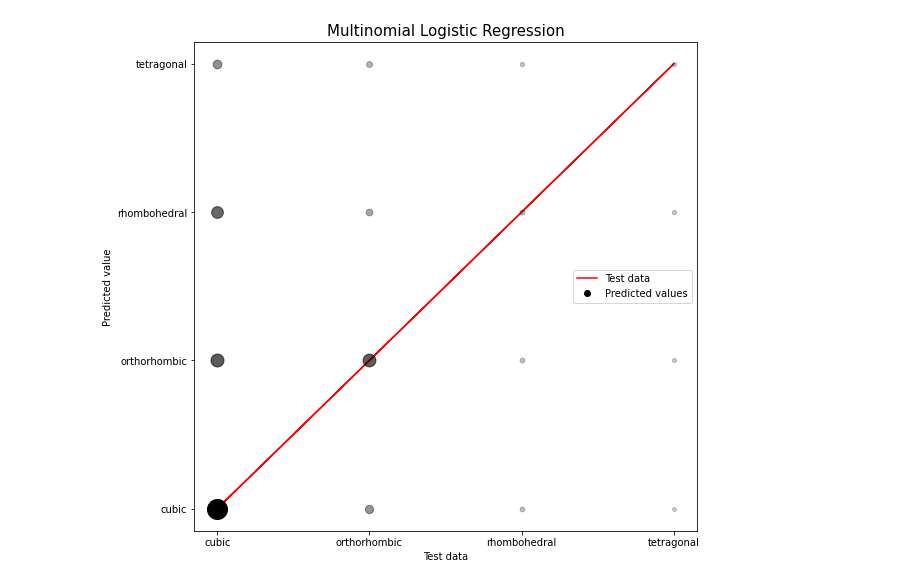
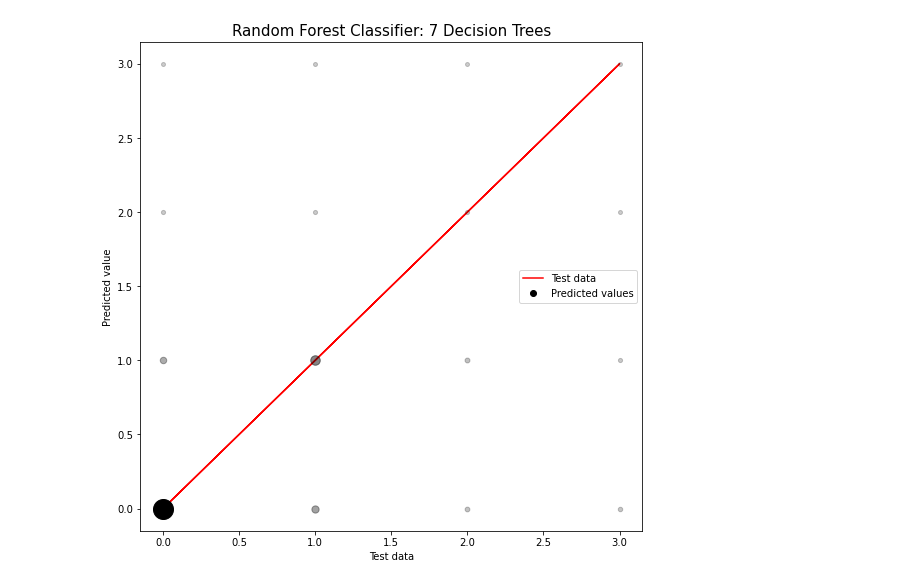
Before and after one commit to Ahmed-Shukri02/Crystal-predictor, a Jupyter notebook: Data analysis.ipynb, the cells around one changed output. Saved outputs shown, nothing was run; the diff lists cells and outputs as text; code cells hidden in the pictures.

Commit message:
Added Random Forest algorithm

```diff
--- a/Data analysis.ipynb
+++ b/Data analysis.ipynb
@@ -3,11 +3,12 @@ import numpy as np
 import pandas as pd
 import matplotlib.pyplot as plt
 import matplotlib
-from sklearn.linear_model import Ridge, Lasso, ElasticNet
-from sklearn.neighbors import KNeighborsClassifier as knn
-from sklearn.linear_model import LogisticRegression
 import math
 import sklearn.metrics as metrics
+from sklearn.neighbors import KNeighborsClassifier as knn
+from sklearn.ensemble import RandomForestClassifier as randForest
+from sklearn.linear_model import LogisticRegression
+
 
 class Preprocessor():
     def __init__(self, file_directory: str, drop_list: list, not_number: list, filetype: str = "csv",
@@ -227,7 +228,7 @@ class Preprocessor():
 
 # create list of worded columns and list of columns to drop
 classes = ["Compound", "A", "B", "In literature", "Lowest distortion"]
-drop_list = ["Compound", "In literature", "A", "B"]
+drop_list = ["Compound", "In literature", "A", "B", "τ"]
 
 file_directory = "Crystal_structure.csv"
 
@@ -293,7 +294,7 @@ def KNN(data: tuple) -> knn:
 
         # predict y for test data and compare to real y data:
         y_pred = classifier.predict(X_test)
-        score = metrics.f1_score(y_test, y_pred, average = "micro")
+        score = metrics.f1_score(y_test, y_pred, average = "weighted")
 
         # add classifier with their score into dictionary
         regressor_dict[classifier] =  score
@@ -306,7 +307,7 @@ def KNN(data: tuple) -> knn:
 
     # re-predict y and collect a general metric report
     best_y_pred = best_classifier.predict(X_test)
-    report = metrics.classification_report(y_test, y_pred)
+    report = metrics.classification_report(y_test, best_y_pred)
     print(report)
 
     # Visualise the deviation of predicted data from real data
@@ -343,6 +344,65 @@ def Logistic(data: tuple) -> LogisticRegression:
 
     return classifier
 
+
+def RandomForest(data: tuple, n_limit: int = 20) -> randForest:
+    """post-test note: Performes the best out of all classifiers, with a good f1 score
+
+       Random Forest algorithm that averages betweeen n_estimators decision trees.
+        Inputs:
+        data: tuple of train and test data for both dependent and independent variables
+        n_limit: limit to the number of decision trees tested for the classification
+
+        Returns:
+        sklearn.ensemble.RandomForestClassifier object of the classifier"""
+
+    # unpack the split data
+    X_train, X_test, y_train, y_test = data
+
+    # Random Forest requires y values to be encoded, so we will encode it.
+    # recombine y split
+    y_combined = pd.concat([y_train, y_test], axis = 0)
+
+    # use quick label encoding for combined y
+    categories = sorted(set(y_combined))
+    category_map = {categories[i] : i for i in range(len(categories))}
+    y_combined = y_combined.apply(lambda x: category_map[x])
+
+    # resplit y into train and test
+    y_train = y_combined[:len(y_train)]
+    y_test = y_combined[len(y_train):]
+
+    regressor_dict = {}
+
+    # find an appropriate number to use for n_estimators
+    for n_estimators in range(n_limit):
+        # for each n_estimators, classify data
+        classifier = randForest(n_estimators = n_estimators + 1, criterion = 'entropy', random_state = 200)
+        classifier.fit(X_train, y_train)
+
+        # calculate prediction and get score
+        y_pred = classifier.predict(X_test)
+        score = metrics.f1_score(y_test, y_pred, average = "weighted")
+
+        # add classifier with their score into dictionary
+        regressor_dict[classifier] =  score
+
+    # return the key with the highest value:
+    best_classifier = max(regressor_dict, key=regressor_dict.get)
+    best_n = best_classifier.n_estimators
+
+    print(f"\n Best value of n for Random Forest is: {best_classifier.n_estimators} \n")
+
+    # re-predict y and collect a general metric report
+    best_y_pred = best_classifier.predict(X_test)
+    report = metrics.classification_report(y_test, best_y_pred)
+    print(report)
+
+    # Visualise the deviation of predicted data from real data
+    VisualisePrediction(y_test, best_y_pred, f"Random Forest Classifier: "
+                        f"{best_n} Decision Trees", alpha_min = 0.2)
+
+    return classifier
 
 
 def VisualisePrediction(y_test: pd.Series, y_pred: pd.Series, classifier_name: str, alpha_min: float = 0.5,) -> None:
@@ -424,6 +484,6 @@ def VisualisePrediction(y_test: pd.Series, y_pred: pd.Series, classifier_name: s
 # split data
 split_data = SplitData(clean)
 
-# run Logistic/KNN algorithm and return score measures
-classifier = Logistic(split_data)
+# run Logistic/KNN/Random Forest algorithm and return score measures
+classifier = RandomForest(split_data)
 # %% [output]
@@ -440 +502 @@ weighted avg       0.60      0.44      0.49      4748
-[figure, old version]
+[figure, new version]
```
Also changed, not shown: parts of 1 cell of this notebook.
